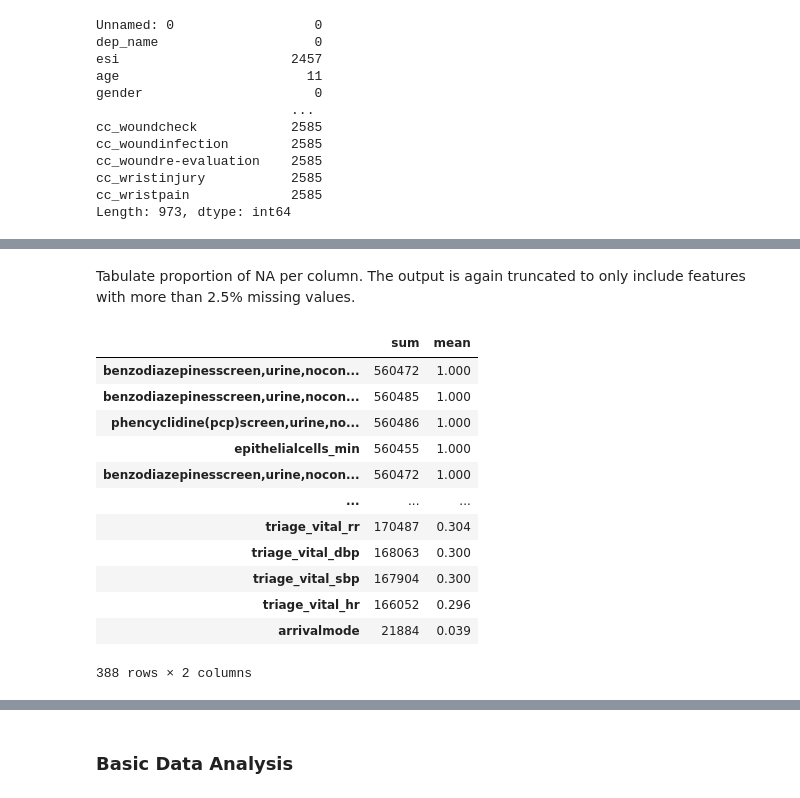
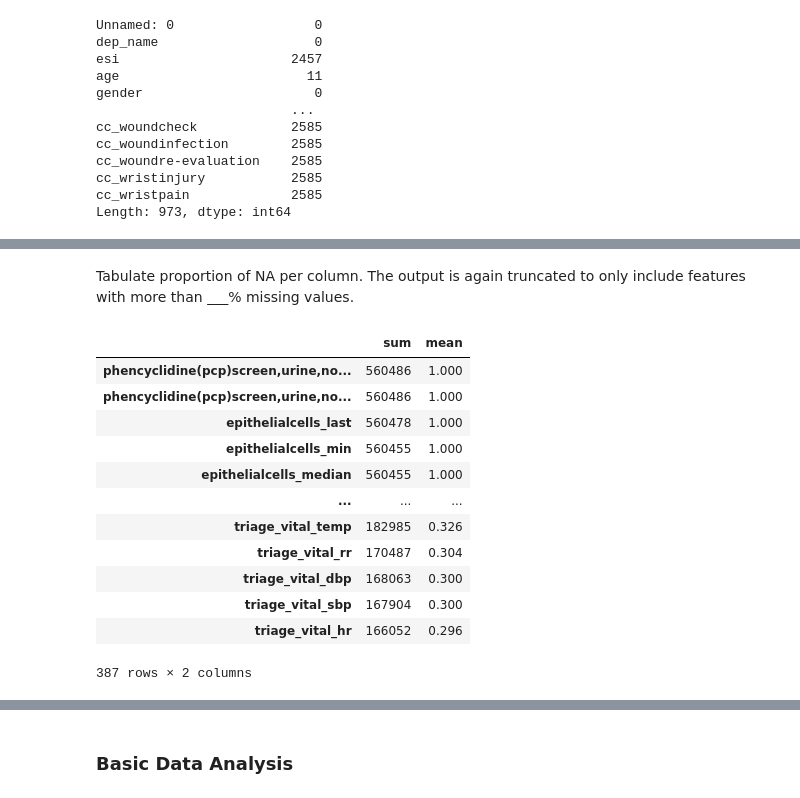
Before and after one commit to CarolMargeth/admission_prediction_project, a Jupyter notebook: Predicting_hospital_admission_at_emergency_department_triage.ipynb, the cells around one changed output, grey strips where cells are left out. Cells and saved outputs as stored; diff of their text form; code cells hidden in the pictures.

```diff
--- a/Predicting_hospital_admission_at_emergency_department_triage.ipynb
+++ b/Predicting_hospital_admission_at_emergency_department_triage.ipynb
@@ -112,5 +112,4 @@ Load the data
 #gc.collect()
 # %%
 # Load the data in Anaconda
-df = pd.read_csv('/Users/sbaqueroa/Downloads/admission_prediction_project/5v_cleandf.csv')
-df
+df = pd.read_csv('/Users/sbaqueroa/Downloads/5v_cleandf.csv')
@@ -234,20 +259,20 @@ Length: 973, dtype: int64
 # %% [markdown]
-Tabulate proportion of NA per column. The output is again truncated to only include features with more than 2.5% missing values.
+Tabulate proportion of NA per column. The output is again truncated to only include features with more than ___% missing values.
 # %%
-# Tabulate missing values
-truncate = df.isna().mean() > .025
+# Tabulate columns with more than 5% of missing values
+truncate = df.isna().mean() > .05
 pd.DataFrame({'sum': df.loc[:, truncate].isna().sum(), 'mean': df.loc[:, truncate].isna().mean()}).round(3).sort_values(by = 'mean', ascending = False)
 # %% [output]
 |  | sum | mean |
-| benzodiazepinesscreen,urine,nocon... | 560472 | 1.000 |
-| benzodiazepinesscreen,urine,nocon... | 560485 | 1.000 |
 | phencyclidine(pcp)screen,urine,no... | 560486 | 1.000 |
+| phencyclidine(pcp)screen,urine,no... | 560486 | 1.000 |
+| epithelialcells_last | 560478 | 1.000 |
 | epithelialcells_min | 560455 | 1.000 |
-| benzodiazepinesscreen,urine,nocon... | 560472 | 1.000 |
+| epithelialcells_median | 560455 | 1.000 |
 | ... | ... | ... |
+| triage_vital_temp | 182985 | 0.326 |
 | triage_vital_rr | 170487 | 0.304 |
 | triage_vital_dbp | 168063 | 0.300 |
 | triage_vital_sbp | 167904 | 0.300 |
 | triage_vital_hr | 166052 | 0.296 |
-| arrivalmode | 21884 | 0.039 |
-388 rows × 2 columns
+387 rows × 2 columns
```
Also changed, not shown: parts of 114 cells of this notebook, 2 other files.
